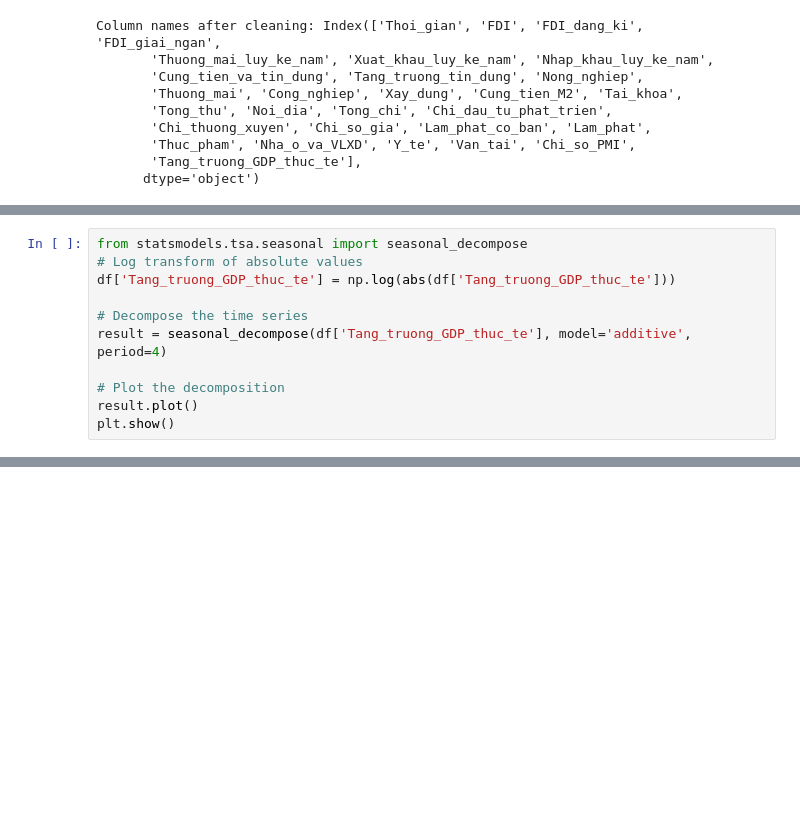
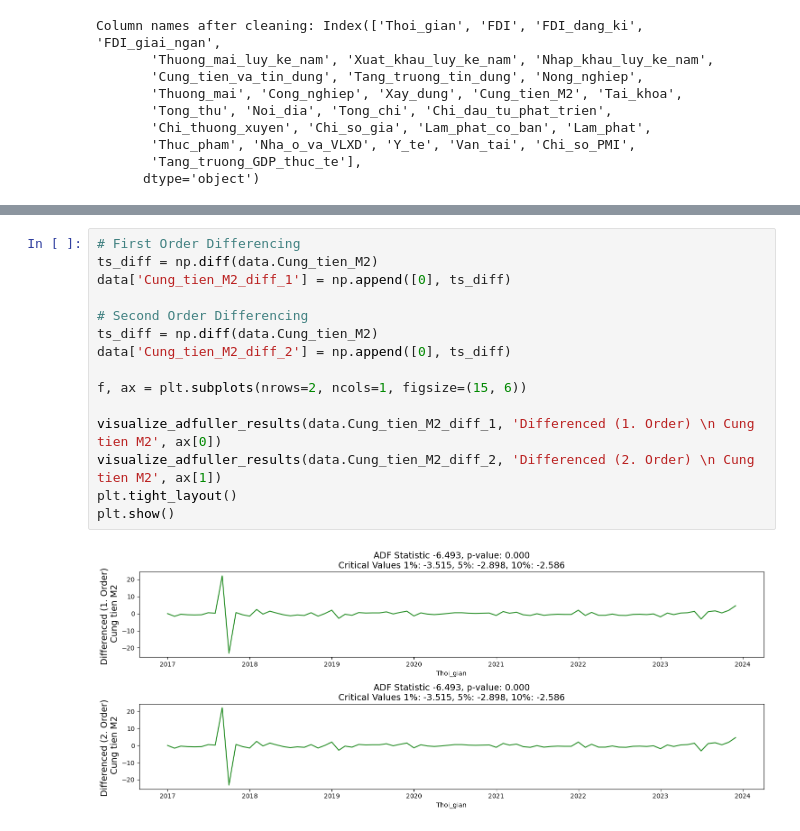
Before and after one commit to ngthtuyen9823/Viet-Nam-Macroeconomics-Analysis, a Jupyter notebook: vietnam_macro_economic_by_month copy.ipynb, the cells around one changed output, grey strips where cells are left out. Cells and saved outputs as stored; diff of their text form; blank space fills up the shorter version.

```diff
--- a/vietnam_macro_economic_by_month copy.ipynb
+++ b/vietnam_macro_economic_by_month copy.ipynb
@@ -353,11 +79,0 @@ Critical Values:
-# %%
-from statsmodels.tsa.seasonal import seasonal_decompose
-# Log transform of absolute values
-df['Tang_truong_GDP_thuc_te'] = np.log(abs(df['Tang_truong_GDP_thuc_te']))
-
-# Decompose the time series
-result = seasonal_decompose(df['Tang_truong_GDP_thuc_te'], model='additive', period=4)
-
-# Plot the decomposition
-result.plot()
-plt.show()
@@ -591,0 +266,17 @@ Forecast for the next 12 months:
+# %%
+# First Order Differencing
+ts_diff = np.diff(data.Cung_tien_M2)
+data['Cung_tien_M2_diff_1'] = np.append([0], ts_diff)
+
+# Second Order Differencing
+ts_diff = np.diff(data.Cung_tien_M2)
+data['Cung_tien_M2_diff_2'] = np.append([0], ts_diff)
+
+f, ax = plt.subplots(nrows=2, ncols=1, figsize=(15, 6))
+
+visualize_adfuller_results(data.Cung_tien_M2_diff_1, 'Differenced (1. Order) \n Cung tien M2', ax[0])
+visualize_adfuller_results(data.Cung_tien_M2_diff_2, 'Differenced (2. Order) \n Cung tien M2', ax[1])
+plt.tight_layout()
+plt.show()
+# %% [output]
+[figure, added]
```
Also changed, not shown: parts of 83 cells of this notebook.
